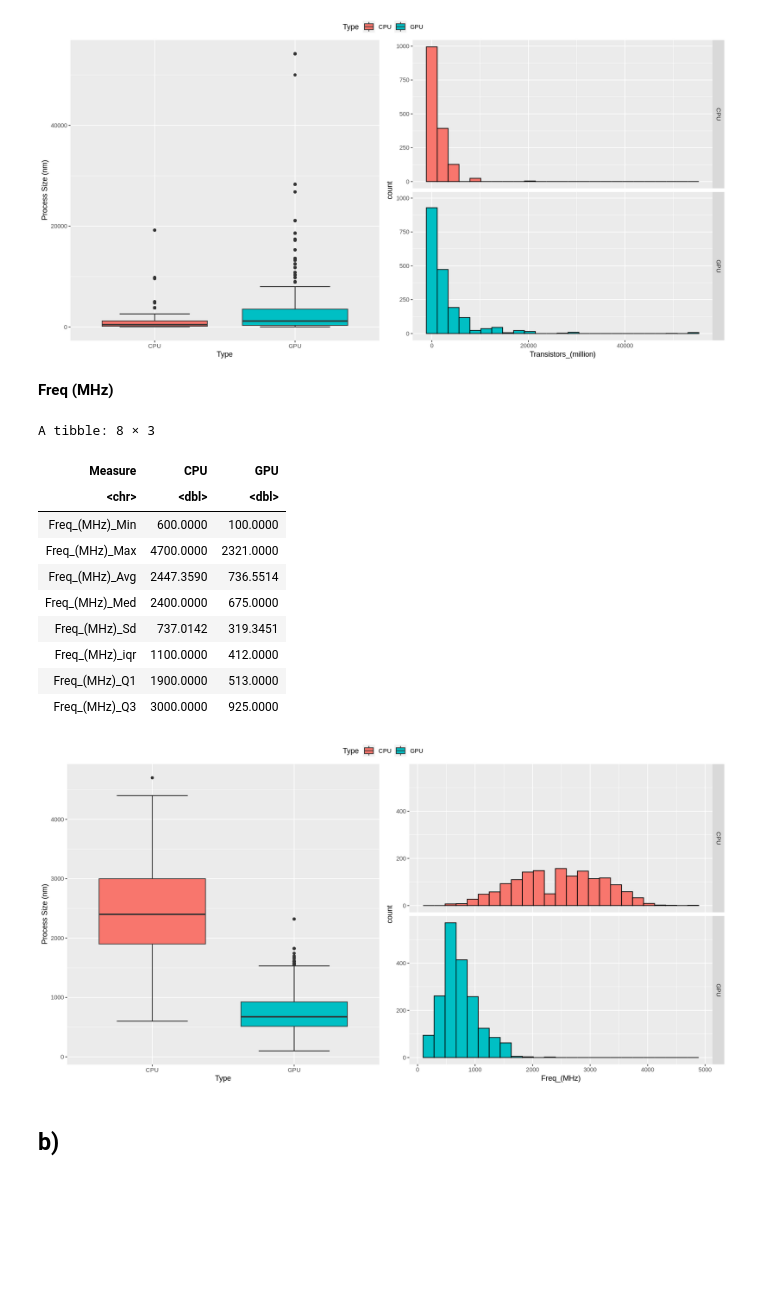
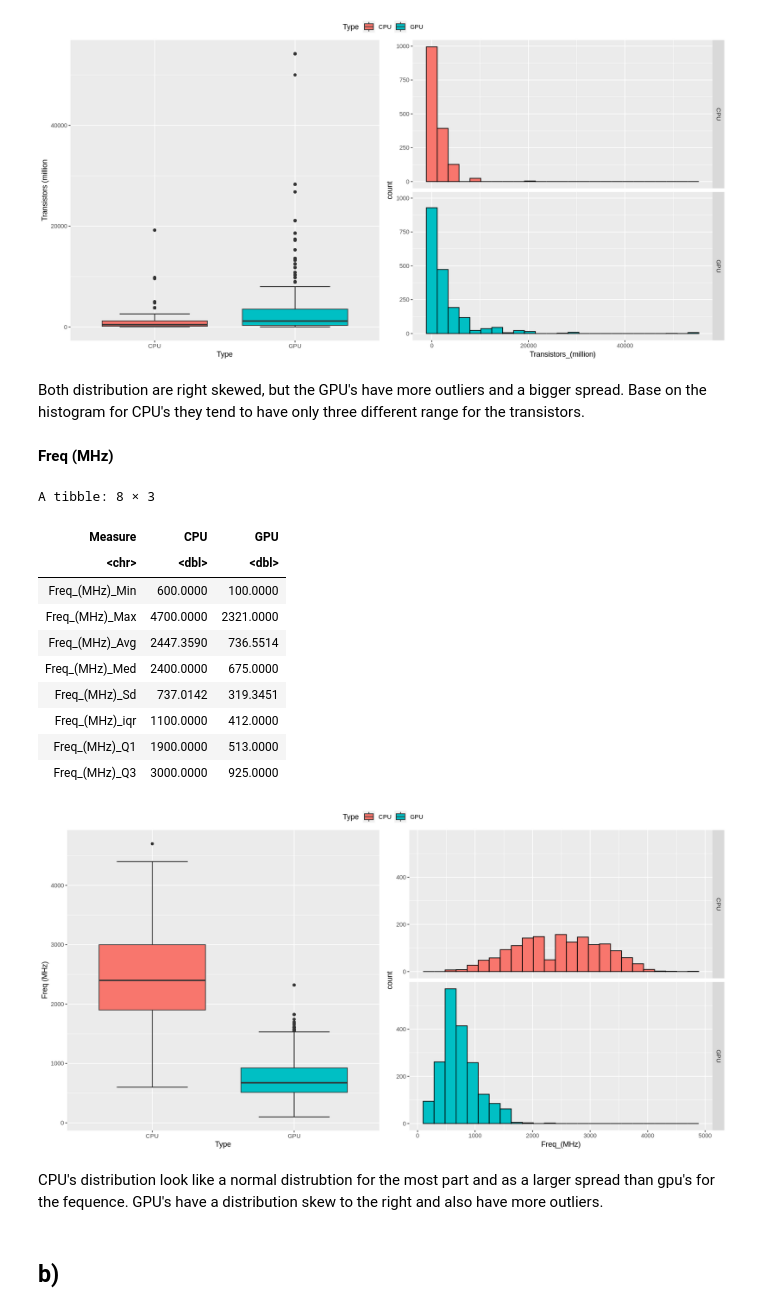
Before and after one commit to TheMathAI/MATH208_PROJECT, a Jupyter notebook: MATH_208_Project.ipynb, the cells around one changed output. Drawn from its saved outputs; the diff is of its cells as text; code cells hidden in the pictures; blank space fills up the shorter version.

```diff
--- a/MATH_208_Project.ipynb
+++ b/MATH_208_Project.ipynb
@@ -203,39 +209,43 @@ A tibble: 8 × 3
 | Transistors_(million)_Q1 | 125.000 | 314.000 |
 | Transistors_(million)_Q3 | 1200.000 | 3540.000 |
 [figure]
+# %% [markdown]
+Both distribution are right skewed, but the GPU's have more outliers and a bigger spread. Base on the histogram for CPU's they tend to have only three different range for the transistors.
 # %% [markdown]
 **Freq (MHz)**
 # %%
 # Plot for Freq_(MHz)
 
 # boxplot
 box1 <- ggplot(cpu_gpu_data_no_NA,aes(x=Type,y=`Freq_(MHz)`,fill=Type)) +
 stat_boxplot(geom="errorbar",width=0.5) + geom_boxplot() +
-ylab("Process Size (nm)")
+ylab("Freq (MHz)")
 # histogram
 hist1 <- ggplot(cpu_gpu_data_no_NA, aes(x=`Freq_(MHz)`,group=Type,fill=Type)) +
 geom_histogram(bins=25,col="black") +
 facet_grid(rows=vars(Type))
 # changing size of figure print
 options(repr.plot.width=14, repr.plot.height=7)
 # 2 plots in same figure
 ggarrange(box1,hist1, nrow = 1, common.legend = TRUE)
 
 # printing table with numerical values
 summary_cpu_gpu_wide %>% filter(str_detect(Measure, "Freq"))
 # %% [output]
 A tibble: 8 × 3
 | Measure | CPU | GPU |
 | <chr> | <dbl> | <dbl> |
 | Freq_(MHz)_Min | 600.0000 | 100.0000 |
 | Freq_(MHz)_Max | 4700.0000 | 2321.0000 |
 | Freq_(MHz)_Avg | 2447.3590 | 736.5514 |
 | Freq_(MHz)_Med | 2400.0000 | 675.0000 |
 | Freq_(MHz)_Sd | 737.0142 | 319.3451 |
 | Freq_(MHz)_iqr | 1100.0000 | 412.0000 |
 | Freq_(MHz)_Q1 | 1900.0000 | 513.0000 |
 | Freq_(MHz)_Q3 | 3000.0000 | 925.0000 |
-[figure, old version]
+[figure, new version]
+# %% [markdown]
+CPU's distribution look like a normal distrubtion for the most part and as a larger spread than gpu's for the fequence. GPU's have a distribution skew to the right and also have more outliers.
 # %% [markdown]
 ## b)
 # %%
```
Also changed, not shown: parts of 7 cells of this notebook.
